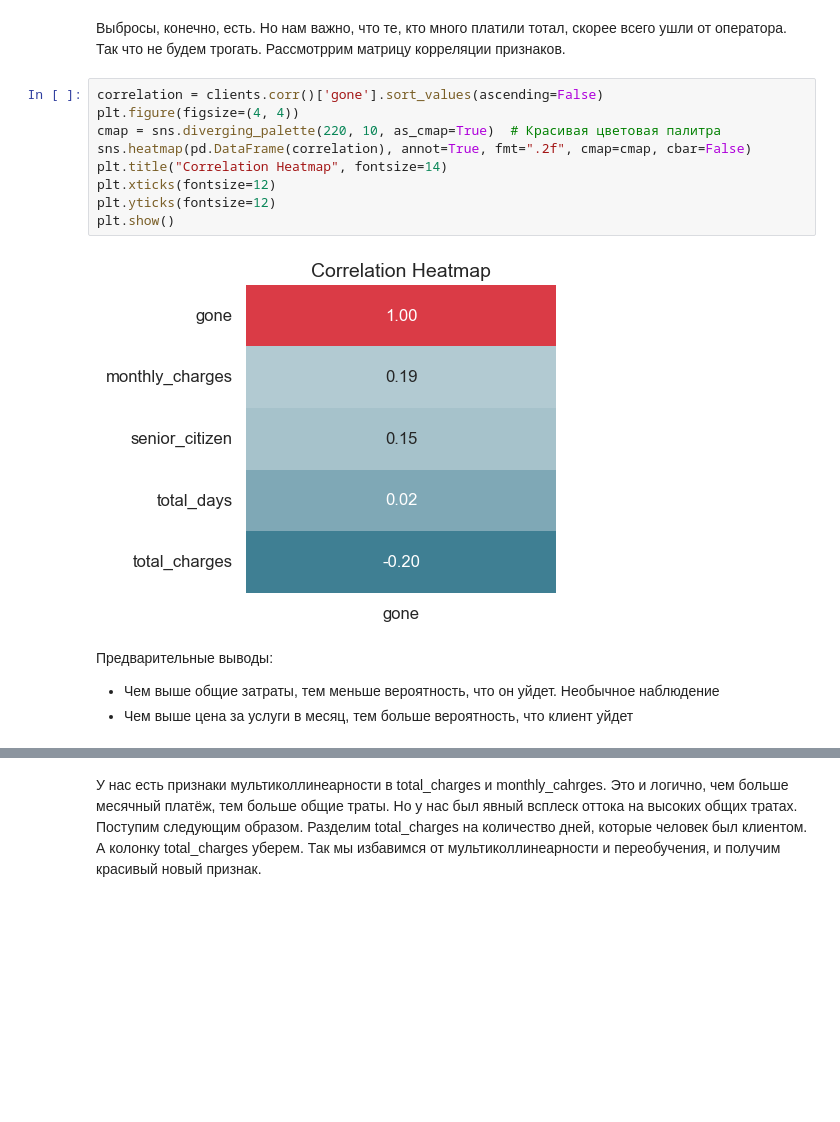
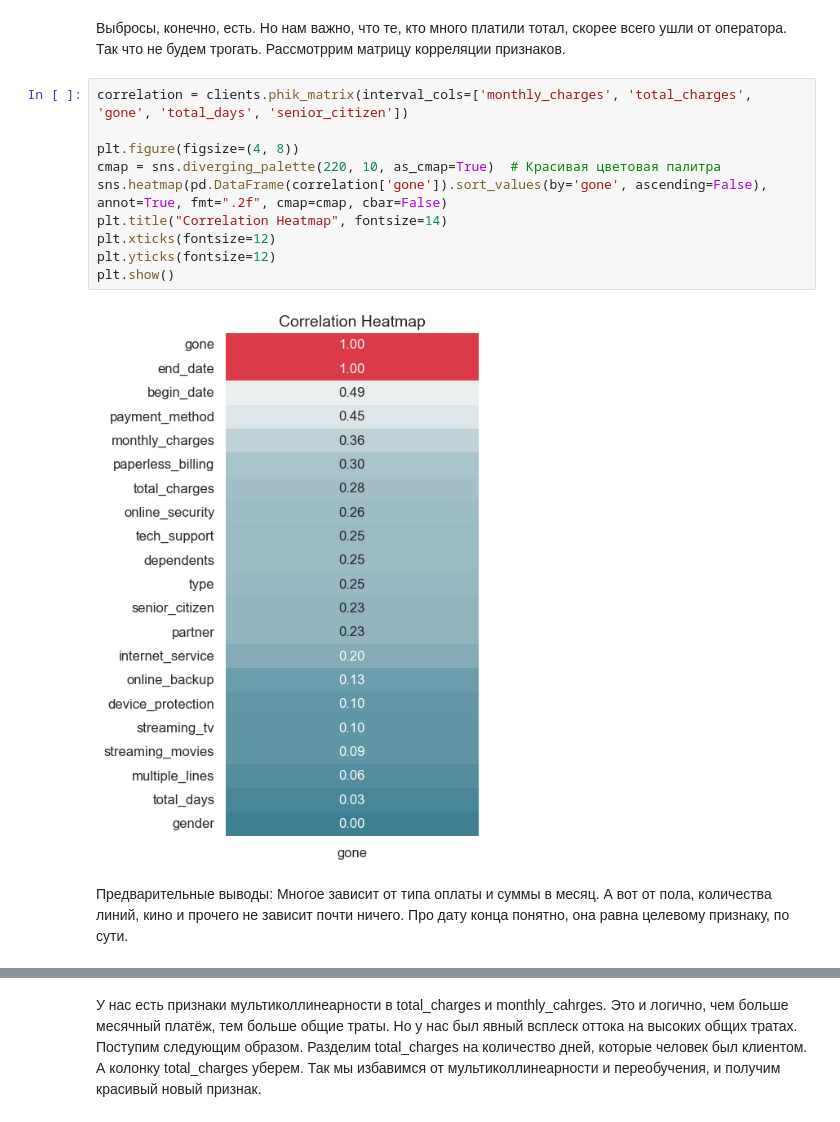
Before and after one commit to Kuuuzya/Practicum_Diploma_DS_Kuznetsov, a Jupyter notebook: main.ipynb, the cells around one changed output, grey strips where cells are left out. Drawn from its saved outputs; the diff is of its cells as text; blank space fills up the shorter version.

```diff
--- a/main.ipynb
+++ b/main.ipynb
@@ -1197,17 +1330,17 @@ plt.show()
 # %% [markdown]
 Выбросы, конечно, есть. Но нам важно, что те, кто много платили тотал, скорее всего ушли от оператора. Так что не будем трогать. Рассмотррим матрицу корреляции признаков.
 # %%
-correlation = clients.corr()['gone'].sort_values(ascending=False)
-plt.figure(figsize=(4, 4))
+correlation = clients.phik_matrix(interval_cols=['monthly_charges', 'total_charges', 'gone', 'total_days', 'senior_citizen'])
+
+plt.figure(figsize=(4, 8))
 cmap = sns.diverging_palette(220, 10, as_cmap=True)  # Красивая цветовая палитра
-sns.heatmap(pd.DataFrame(correlation), annot=True, fmt=".2f", cmap=cmap, cbar=False)
+sns.heatmap(pd.DataFrame(correlation['gone']).sort_values(by='gone', ascending=False), annot=True, fmt=".2f", cmap=cmap, cbar=False)
 plt.title("Correlation Heatmap", fontsize=14)
 plt.xticks(fontsize=12)
 plt.yticks(fontsize=12)
 plt.show()
 # %% [output]
-[figure, old version]
+[figure, new version]
-# %% [markdown]
-Предварительные выводы:
-- Чем выше общие затраты, тем меньше вероятность, что он уйдет. Необычное наблюдение
-- Чем выше цена за услуги в месяц, тем больше вероятность, что клиент уйдет
+# %% [markdown]
+Предварительные выводы:
+Многое зависит от типа оплаты и суммы в месяц. А вот от пола, количества линий, кино и прочего не зависит почти ничего. Про дату конца понятно, она равна целевому признаку, по сути.
```
Also changed, not shown: parts of 73 cells of this notebook.
